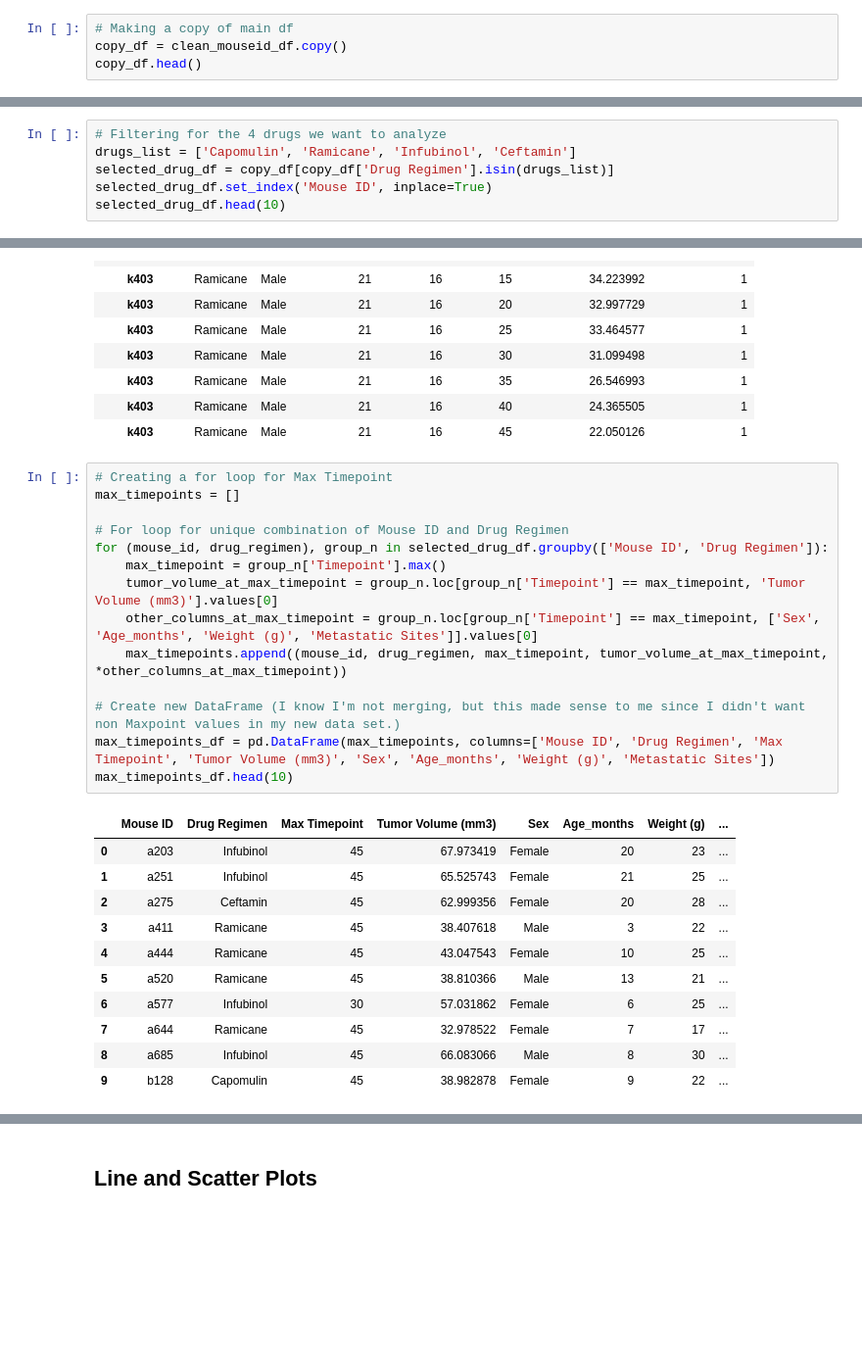
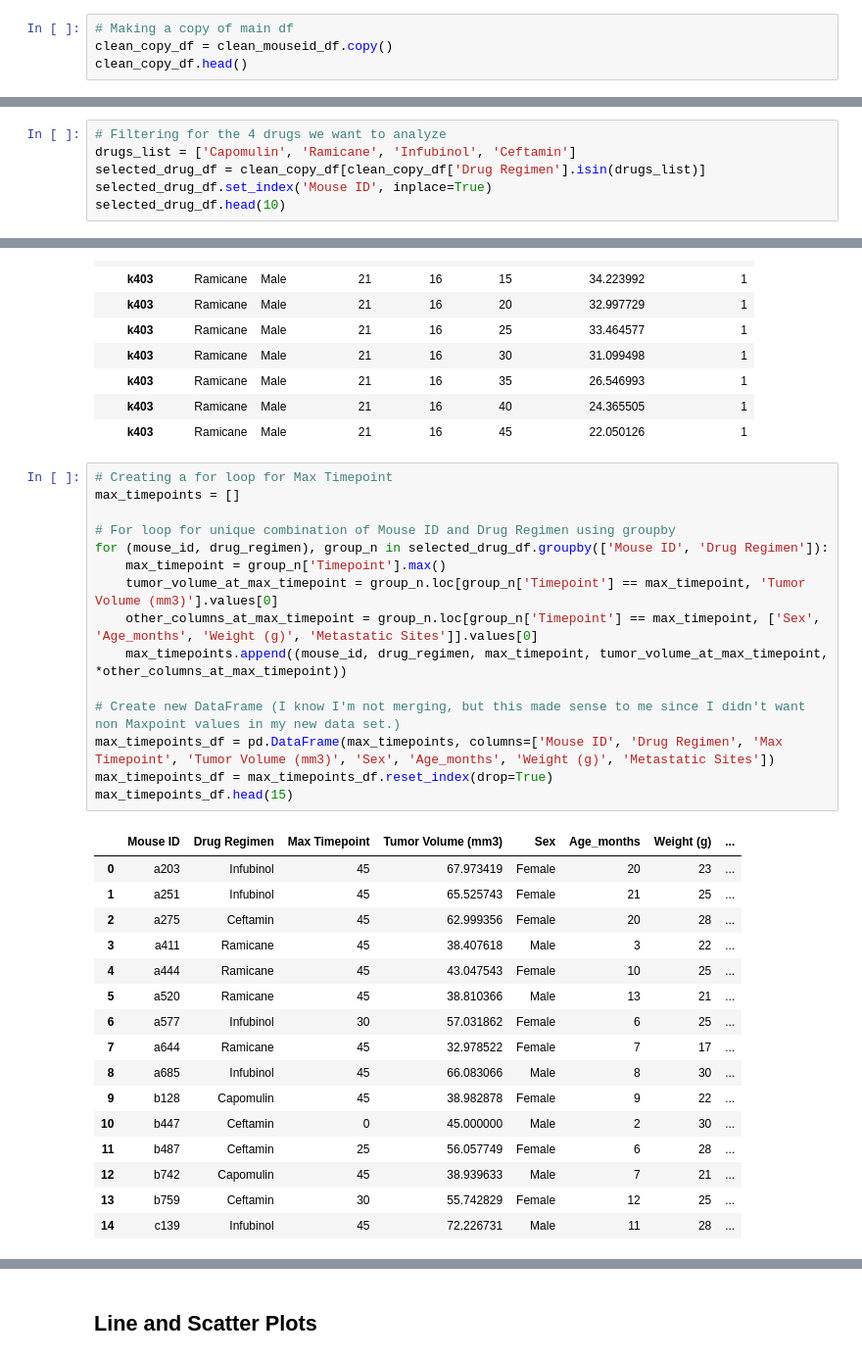
Before and after one commit to sloucel/Data_Visualization_Challenge, a Jupyter notebook: Pymaceuticals/pymaceuticals_starter.ipynb, the cells around one changed output, grey strips where cells are left out. Shown at 98% size. Cells and saved outputs as stored; diff of their text form; blank space fills up the shorter version.

```diff
--- a/Pymaceuticals/pymaceuticals_starter.ipynb
+++ b/Pymaceuticals/pymaceuticals_starter.ipynb
@@ -327,8 +280,8 @@ clean_mouseid_df.to_csv(output_path, index=False)
 # Merge this group df with the original DataFrame to get the tumor volume at the last timepoint
 # %%
 # Making a copy of main df
-copy_df = clean_mouseid_df.copy()
-copy_df.head()
+clean_copy_df = clean_mouseid_df.copy()
+clean_copy_df.head()
 # %% [output]
 |  | Mouse ID | Drug Regimen | Sex | Age_months | Weight (g) | Timepoint | Tumor Volume (mm3) | ... |
 | 0 | k403 | Ramicane | Male | 21 | 16 | 0 | 45.000000 | ... |
@@ -339,7 +292,7 @@ copy_df.head()
 # %%
 # Filtering for the 4 drugs we want to analyze
 drugs_list = ['Capomulin', 'Ramicane', 'Infubinol', 'Ceftamin']
-selected_drug_df = copy_df[copy_df['Drug Regimen'].isin(drugs_list)]
+selected_drug_df = clean_copy_df[clean_copy_df['Drug Regimen'].isin(drugs_list)]
 selected_drug_df.set_index('Mouse ID', inplace=True)
 selected_drug_df.head(10)
 # %% [output]
@@ -358,29 +311,35 @@ selected_drug_df.head(10)
 # %%
 # Creating a for loop for Max Timepoint
 max_timepoints = []
 
-# For loop for unique combination of Mouse ID and Drug Regimen
+# For loop for unique combination of Mouse ID and Drug Regimen using groupby
 for (mouse_id, drug_regimen), group_n in selected_drug_df.groupby(['Mouse ID', 'Drug Regimen']):
     max_timepoint = group_n['Timepoint'].max()
     tumor_volume_at_max_timepoint = group_n.loc[group_n['Timepoint'] == max_timepoint, 'Tumor Volume (mm3)'].values[0]
     other_columns_at_max_timepoint = group_n.loc[group_n['Timepoint'] == max_timepoint, ['Sex', 'Age_months', 'Weight (g)', 'Metastatic Sites']].values[0]
     max_timepoints.append((mouse_id, drug_regimen, max_timepoint, tumor_volume_at_max_timepoint, *other_columns_at_max_timepoint))
 
 # Create new DataFrame (I know I'm not merging, but this made sense to me since I didn't want non Maxpoint values in my new data set.)
 max_timepoints_df = pd.DataFrame(max_timepoints, columns=['Mouse ID', 'Drug Regimen', 'Max Timepoint', 'Tumor Volume (mm3)', 'Sex', 'Age_months', 'Weight (g)', 'Metastatic Sites'])
-max_timepoints_df.head(10)
+max_timepoints_df = max_timepoints_df.reset_index(drop=True)
+max_timepoints_df.head(15)
 # %% [output]
 |  | Mouse ID | Drug Regimen | Max Timepoint | Tumor Volume (mm3) | Sex | Age_months | Weight (g) | ... |
 | 0 | a203 | Infubinol | 45 | 67.973419 | Female | 20 | 23 | ... |
 | 1 | a251 | Infubinol | 45 | 65.525743 | Female | 21 | 25 | ... |
 | 2 | a275 | Ceftamin | 45 | 62.999356 | Female | 20 | 28 | ... |
 | 3 | a411 | Ramicane | 45 | 38.407618 | Male | 3 | 22 | ... |
 | 4 | a444 | Ramicane | 45 | 43.047543 | Female | 10 | 25 | ... |
 | 5 | a520 | Ramicane | 45 | 38.810366 | Male | 13 | 21 | ... |
 | 6 | a577 | Infubinol | 30 | 57.031862 | Female | 6 | 25 | ... |
 | 7 | a644 | Ramicane | 45 | 32.978522 | Female | 7 | 17 | ... |
 | 8 | a685 | Infubinol | 45 | 66.083066 | Male | 8 | 30 | ... |
 | 9 | b128 | Capomulin | 45 | 38.982878 | Female | 9 | 22 | ... |
+| 10 | b447 | Ceftamin | 0 | 45.000000 | Male | 2 | 30 | ... |
+| 11 | b487 | Ceftamin | 25 | 56.057749 | Female | 6 | 28 | ... |
+| 12 | b742 | Capomulin | 45 | 38.939633 | Male | 7 | 21 | ... |
+| 13 | b759 | Ceftamin | 30 | 55.742829 | Female | 12 | 25 | ... |
+| 14 | c139 | Infubinol | 45 | 72.226731 | Male | 11 | 28 | ... |
 # %%
 # Put treatments into a list for for loop (and later for plot labels)
 # Create empty list to fill with tumor vol data (for plotting)
```
Also changed, not shown: parts of 15 cells of this notebook, 2 other files.
